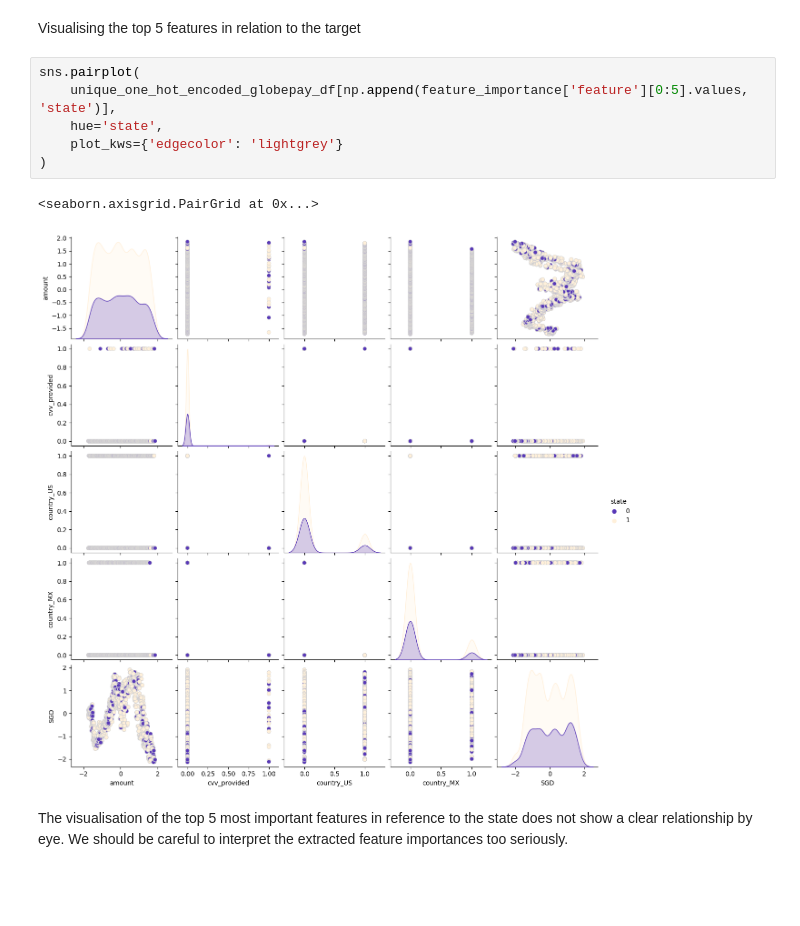
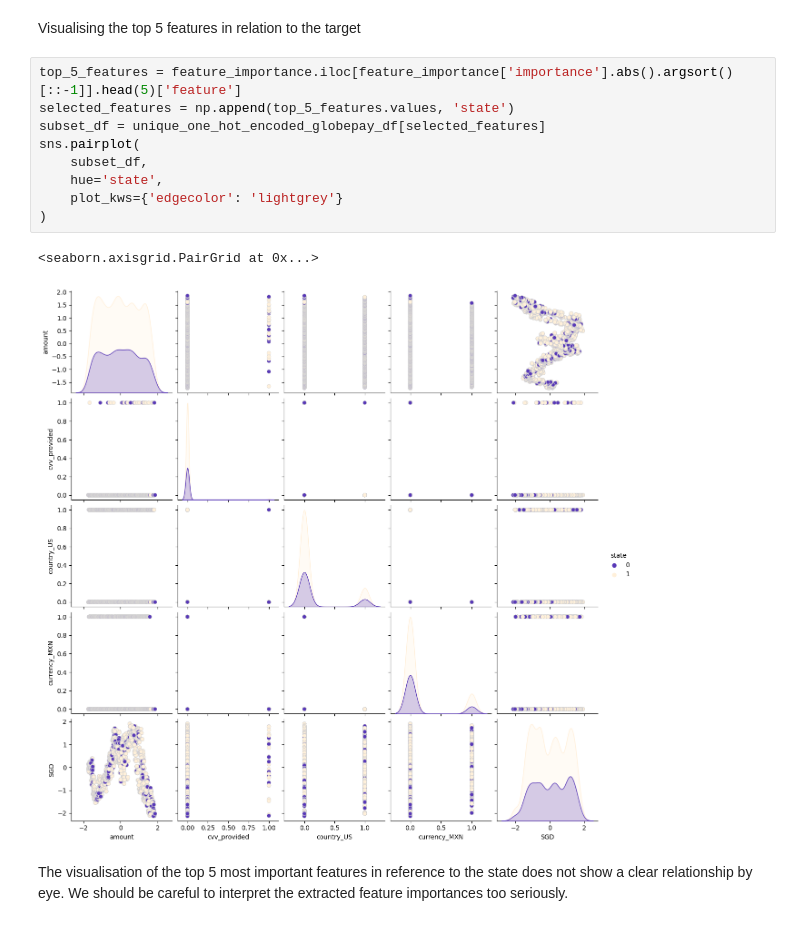
Before and after one commit to tanialagambina/deel_task, a Jupyter notebook: Deel Task Exploratory Data Analysis.ipynb, the cells around one changed output. Drawn from its saved outputs; the diff is of its cells as text; blank space fills up the shorter version.

```diff
--- a/Deel Task Exploratory Data Analysis.ipynb
+++ b/Deel Task Exploratory Data Analysis.ipynb
@@ -450,14 +453,17 @@ plt.show()
 # %% [markdown]
 Visualising the top 5 features in relation to the target
-# %%
-sns.pairplot(
-    unique_one_hot_encoded_globepay_df[np.append(feature_importance['feature'][0:5].values, 'state')],
-    hue='state',
-    plot_kws={'edgecolor': 'lightgrey'}
-)
-# %% [output]
-<seaborn.axisgrid.PairGrid at 0x...>
-[figure, removed]
+# %%
+top_5_features = feature_importance.iloc[feature_importance['importance'].abs().argsort()[::-1]].head(5)['feature']
+selected_features = np.append(top_5_features.values, 'state')
+subset_df = unique_one_hot_encoded_globepay_df[selected_features]
+sns.pairplot(
+    subset_df,
+    hue='state',
+    plot_kws={'edgecolor': 'lightgrey'}
+)
+# %% [output]
+<seaborn.axisgrid.PairGrid at 0x...>
+[figure, added]
 # %% [markdown]
 The visualisation of the top 5 most important features in reference to the state does not show a clear relationship by eye. We should be careful to interpret the extracted feature importances too seriously.
 # %% [markdown]
```
Also changed, not shown: parts of 24 cells of this notebook, 1 other file.
